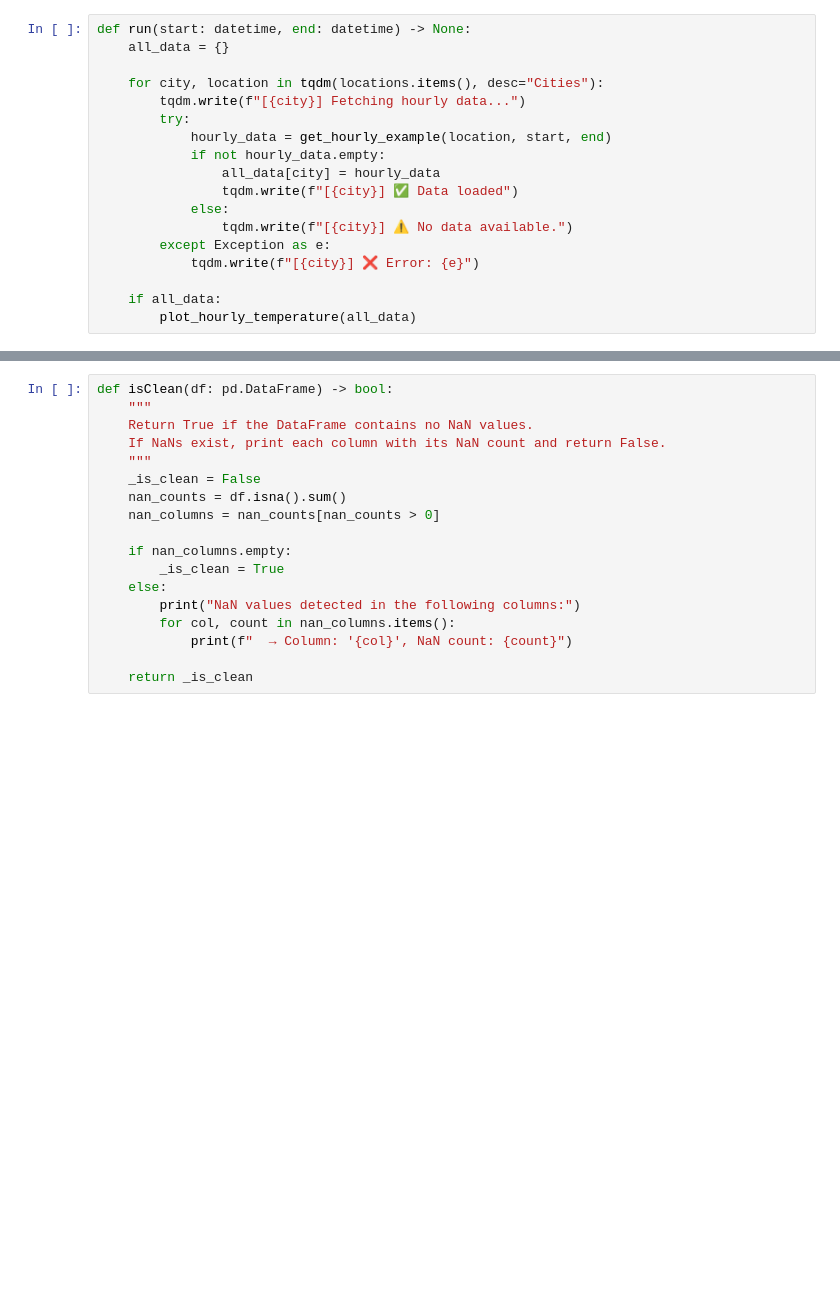
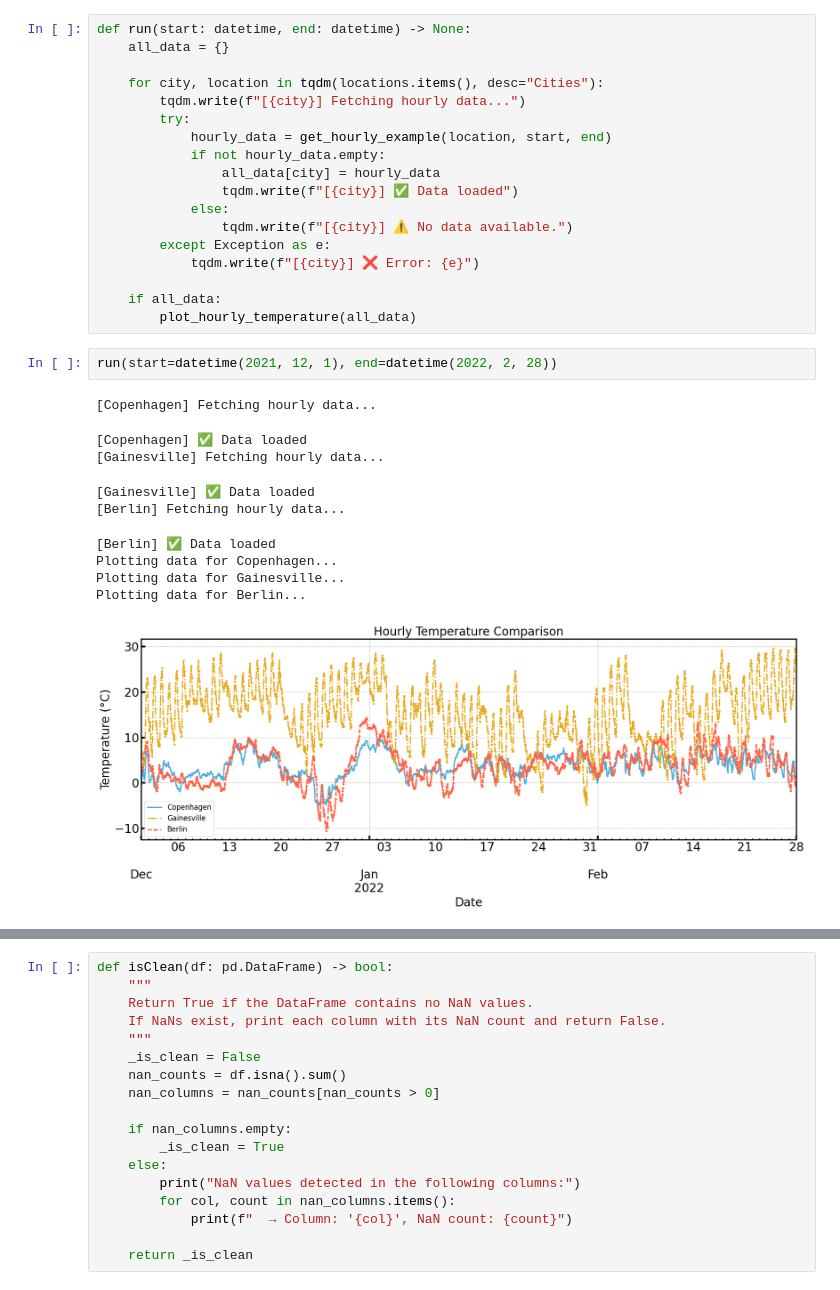
Before and after one commit to KUcyans/MeteoFormer, a Jupyter notebook: HourlyFetch.ipynb, the cells around one changed output, grey strips where cells are left out. Saved outputs shown, nothing was run; the diff lists cells and outputs as text; blank space fills up the shorter version.

```diff
--- a/HourlyFetch.ipynb
+++ b/HourlyFetch.ipynb
@@ -62,4 +64,17 @@ def run(start: datetime, end: datetime) -> None:
 
     if all_data:
         plot_hourly_temperature(all_data)
+# %%
+run(start=datetime(2021, 12, 1), end=datetime(2022, 2, 28))
+# %% [output]
+[Copenhagen] Fetching hourly data...
+[Copenhagen] ✅ Data loaded
+[Gainesville] Fetching hourly data...
+[Gainesville] ✅ Data loaded
+[Berlin] Fetching hourly data...
+[Berlin] ✅ Data loaded
+Plotting data for Copenhagen...
+Plotting data for Gainesville...
+Plotting data for Berlin...
+[figure, added]
 # %%
```
Also changed, not shown: parts of 4 cells of this notebook, 4 other files.
